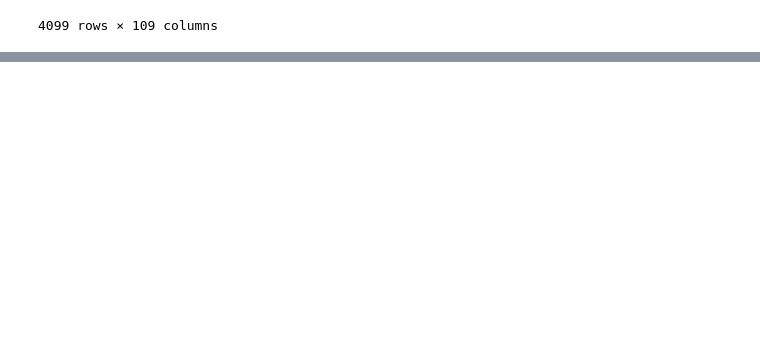
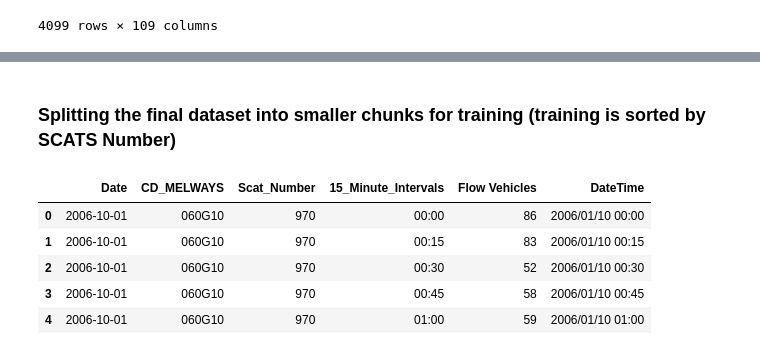
Before and after one commit to hengrvisal/Traffic-Flow-Prediction-System-TPFS, a Jupyter notebook: processing_data.ipynb, the cells around one changed output, grey strips where cells are left out. Cells and saved outputs as stored; diff of their text form; code cells hidden in the pictures; blank space fills up the shorter version.

```diff
--- a/processing_data.ipynb
+++ b/processing_data.ipynb
@@ -452,0 +574,11 @@ lat_long_intersection
+# %% [markdown]
+### **Splitting the final dataset into smaller chunks for training (training is sorted by SCATS Number)**
+# %%
+final_df_scats_october.head()
+# %% [output]
+|  | Date | CD_MELWAYS | Scat_Number | 15_Minute_Intervals | Flow Vehicles | DateTime |
+| 0 | 2006-10-01 | 060G10 | 970 | 00:00 | 86 | 2006/01/10 00:00 |
+| 1 | 2006-10-01 | 060G10 | 970 | 00:15 | 83 | 2006/01/10 00:15 |
+| 2 | 2006-10-01 | 060G10 | 970 | 00:30 | 52 | 2006/01/10 00:30 |
+| 3 | 2006-10-01 | 060G10 | 970 | 00:45 | 58 | 2006/01/10 00:45 |
+| 4 | 2006-10-01 | 060G10 | 970 | 01:00 | 59 | 2006/01/10 01:00 |
```
Also changed, not shown: parts of 11 cells of this notebook, 40 other files.
